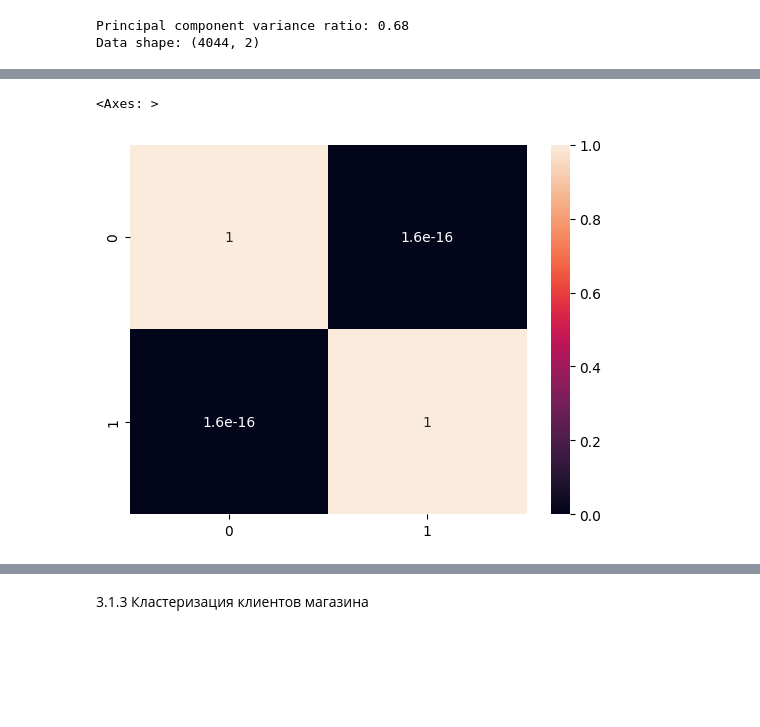
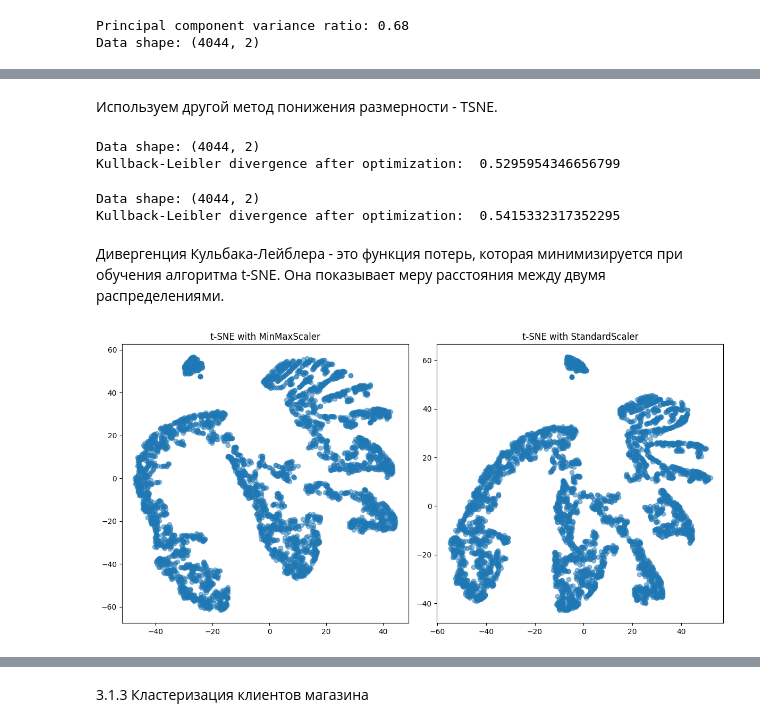
Before and after one commit to LNarnia/new_DS, a Jupyter notebook: Skillfactory/project_6/PROJECT-6._Сегментация_клиентов_онлайн-магазина.ipynb, the cells around one changed output, grey strips where cells are left out. Cells and saved outputs as stored; diff of their text form; code cells hidden in the pictures; blank space fills up the shorter version.

```diff
--- a/Skillfactory/project_6/PROJECT-6._Сегментация_клиентов_онлайн-магазина.ipynb
+++ b/Skillfactory/project_6/PROJECT-6._Сегментация_клиентов_онлайн-магазина.ipynb
@@ -642,7 +641,41 @@ Data shape: (4044, 2)
-# %%
-# Проверим корреляцию
-corrmat = np.corrcoef(rfm_data_st.transpose())
-sns.heatmap(corrmat, annot=True)
-# %% [output]
-<Axes: >
-[figure, removed]
+# %% [markdown]
+Используем другой метод понижения размерности - TSNE.
+# %%
+mm_sc = MinMaxScaler()
+rfm_data_mm =mm_sc.fit_transform(rfm_data)
+tsne = TSNE(n_components=2, perplexity=50, random_state=42)
+rfm_data_tsne = tsne.fit_transform(rfm_data_mm)
+print('Data shape: {}'.format(rfm_data_tsne.shape))
+print('Kullback-Leibler divergence after optimization: ', tsne.kl_divergence_)
+# %% [output]
+Data shape: (4044, 2)
+Kullback-Leibler divergence after optimization:  0.5295954346656799
+# %%
+st_sc = StandardScaler()
+rfm_data_sc =st_sc.fit_transform(rfm_data)
+tsne_sc = TSNE(n_components=2, perplexity=50, random_state=42)
+rfm_data_st_tsne = tsne_sc.fit_transform(rfm_data_sc)
+print('Data shape: {}'.format(rfm_data_st_tsne.shape))
+print('Kullback-Leibler divergence after optimization: ', tsne_sc.kl_divergence_)
+# %% [output]
+Data shape: (4044, 2)
+Kullback-Leibler divergence after optimization:  0.5415332317352295
+# %% [markdown]
+Дивергенция Кульбака-Лейблера - это функция потерь, которая минимизируется при обучения алгоритма t-SNE. Она показывает меру расстояния между двумя распределениями.
+# %%
+plt.figure(figsize=(12, 6))
+
+plt.subplot(1, 2, 1)
+plt.scatter(rfm_data_tsne[:, 0], rfm_data_tsne[:, 1], alpha=0.5)
+plt.title('t-SNE with MinMaxScaler')
+#plt.colorbar()
+
+plt.subplot(1, 2, 2)
+plt.scatter(rfm_data_st_tsne[:, 0], rfm_data_st_tsne[:, 1], alpha=0.5)
+plt.title('t-SNE with StandardScaler')
+#plt.colorbar()
+
+plt.tight_layout()
+plt.show()
+# %% [output]
+[figure, added]
```
Also changed, not shown: parts of 28 cells of this notebook, 1 other file.
